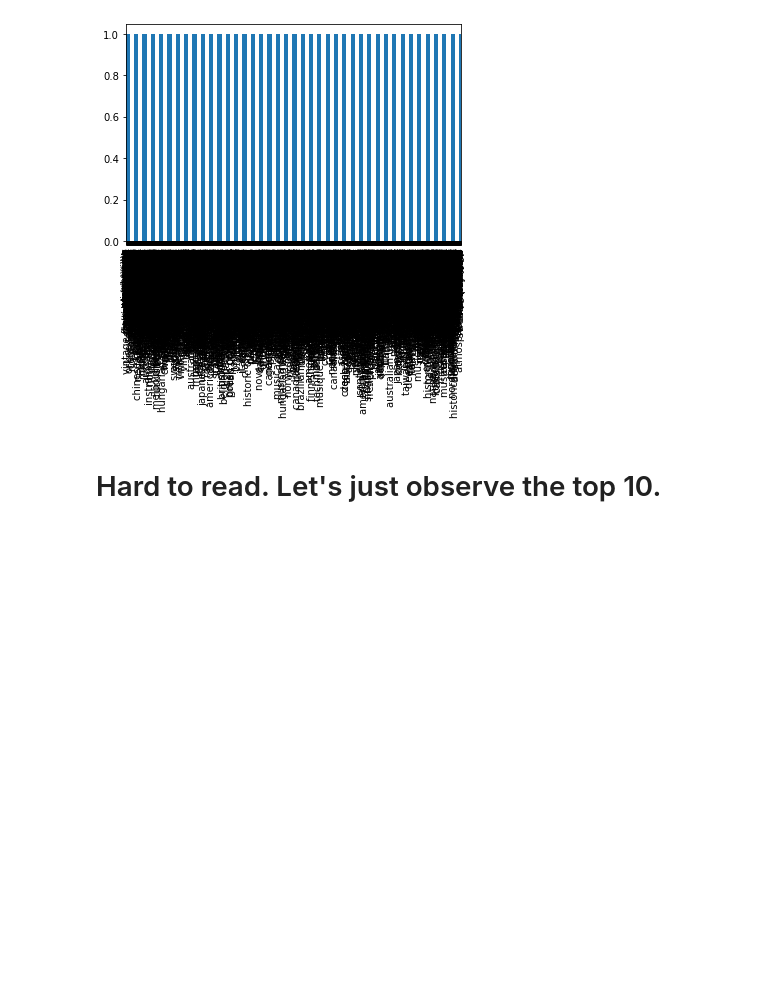
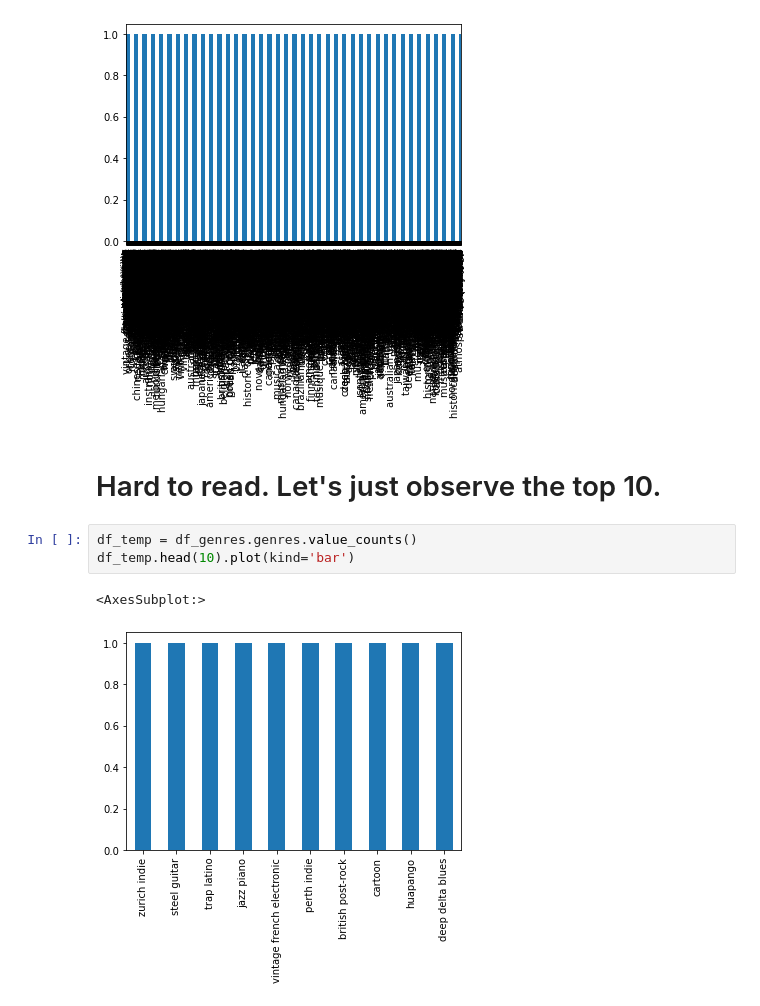
Before and after one commit to tgh499/spotify_Exploratory_Analysis, a Jupyter notebook: spotify/spotify_exploration.ipynb, the cells around one changed output. Saved outputs shown, nothing was run; the diff lists cells and outputs as text; blank space fills up the shorter version.

Commit message:
top 10 genres

```diff
--- a/spotify/spotify_exploration.ipynb
+++ b/spotify/spotify_exploration.ipynb
@@ -176,3 +176,9 @@ df_genres.genres.value_counts().plot(kind='bar')
 [figure]
 # %% [markdown]
 # Hard to read. Let's just observe the top 10.
+# %%
+df_temp = df_genres.genres.value_counts()
+df_temp.head(10).plot(kind='bar')
+# %% [output]
+<AxesSubplot:>
+[figure, added]
```
